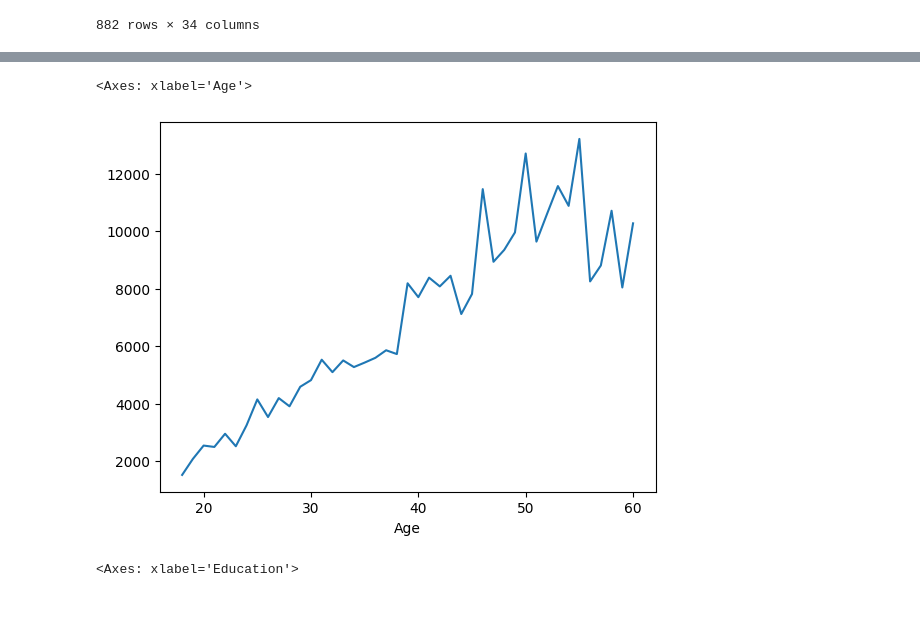
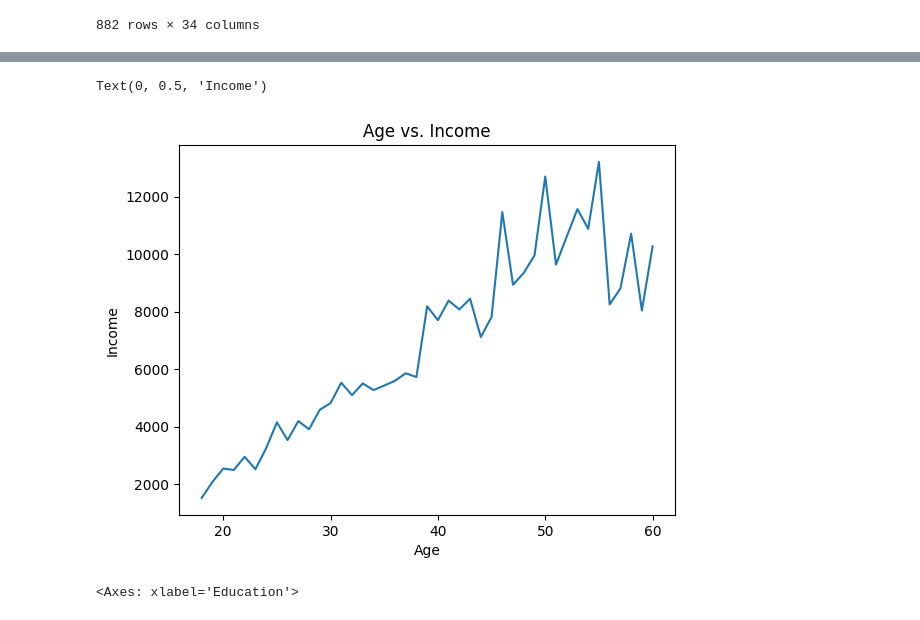
Before and after one commit to remiljw/Capstone-Employee-Churn, a Jupyter notebook: EDA/CAPSTONE.ipynb, the cells around one changed output, grey strips where cells are left out. Saved outputs shown, nothing was run; the diff lists cells and outputs as text; code cells hidden in the pictures.

```diff
--- a/EDA/CAPSTONE.ipynb
+++ b/EDA/CAPSTONE.ipynb
@@ -180,10 +180,11 @@ Y       80             1                1470
 Name: count, dtype: int64
 # %%
 # Fix: Drop the 'Over18' column by name and specify axis=1
-df = df.drop('Over18', axis=1)
-df = df.drop('StandardHours', axis=1)
-df = df.drop('EmployeeCount', axis=1)
-df = df.drop('EmployeeNumber', axis=1)
+#f = df.drop('Over18', axis=1)
+#df = df.drop('StandardHours', axis=1)
+#df = df.drop('EmployeeCount', axis=1)
+#df = df.drop('EmployeeNumber', axis=1)
+df = df.drop(['EmployeeCount', 'StandardHours', 'Over18', 'EmployeeNumber'], axis=1)
 # %%
 attrition_palette = {'No': 'steelblue', 'Yes': 'red'}
 
@@ -606,8 +633,10 @@ aux_var.mean().plot(kind='bar', x)
 # %%
 aux_var = df.groupby('Age')['MonthlyIncome']
-aux_var.mean().plot()
+ax = aux_var.mean().plot()
+ax.set_title('Age vs. Income')
+ax.set_ylabel('Income')
 # %% [output]
-<Axes: xlabel='Age'>
+Text(0, 0.5, 'Income')
-[figure, old version]
+[figure, new version]
 # %%
 aux_var = df.groupby('Education')['MonthlyIncome']
```
Also changed, not shown: parts of 14 cells of this notebook.
